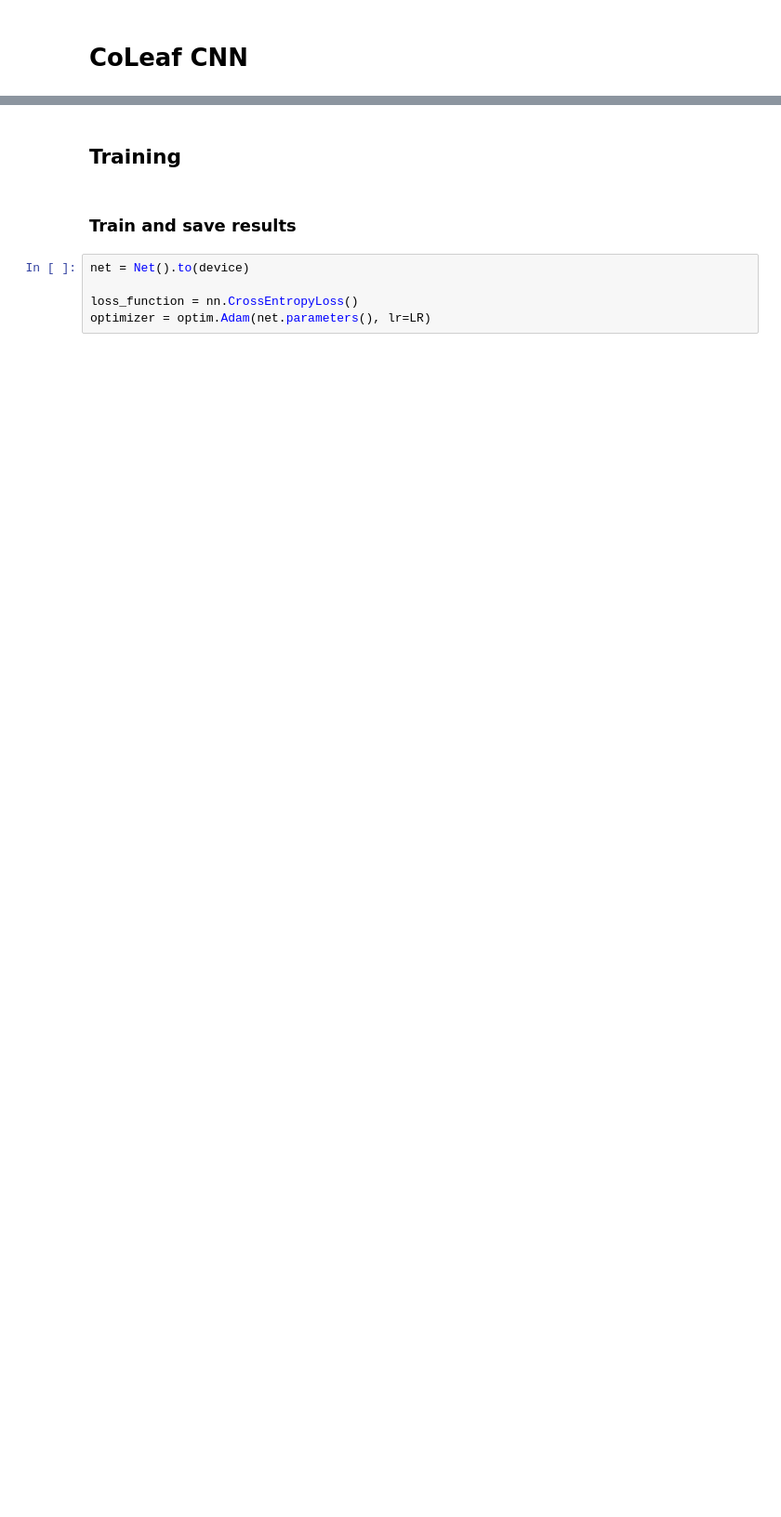
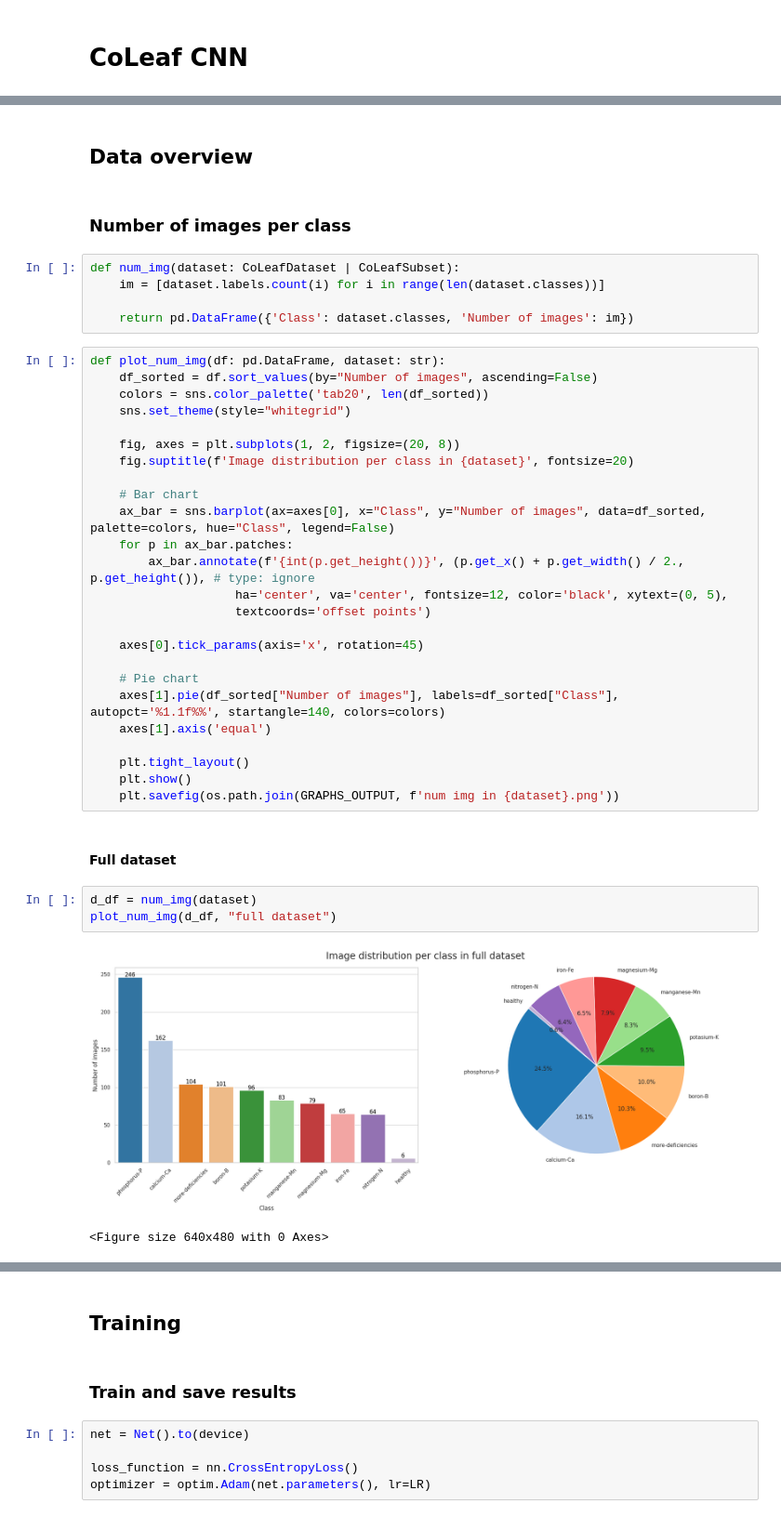
Before and after one commit to encars28/CoLeaf-CNN, a Jupyter notebook: main.ipynb, the cells around one changed output, grey strips where cells are left out. Shown at 93% size. Drawn from its saved outputs; the diff is of its cells as text; blank space fills up the shorter version.

```diff
--- a/main.ipynb
+++ b/main.ipynb
@@ -70,0 +83,42 @@ test_loader  = DataLoader(test_dataset, batch_size=BATCH_SIZE, shuffle=False, nu
+# %% [markdown]
+## Data overview
+# %% [markdown]
+### Number of images per class
+# %%
+def num_img(dataset: CoLeafDataset | CoLeafSubset):
+    im = [dataset.labels.count(i) for i in range(len(dataset.classes))]
+
+    return pd.DataFrame({'Class': dataset.classes, 'Number of images': im})
+# %%
+def plot_num_img(df: pd.DataFrame, dataset: str):
+    df_sorted = df.sort_values(by="Number of images", ascending=False)
+    colors = sns.color_palette('tab20', len(df_sorted))
+    sns.set_theme(style="whitegrid")
+
+    fig, axes = plt.subplots(1, 2, figsize=(20, 8))
+    fig.suptitle(f'Image distribution per class in {dataset}', fontsize=20)
+
+    # Bar chart
+    ax_bar = sns.barplot(ax=axes[0], x="Class", y="Number of images", data=df_sorted, palette=colors, hue="Class", legend=False)
+    for p in ax_bar.patches:
+        ax_bar.annotate(f'{int(p.get_height())}', (p.get_x() + p.get_width() / 2., p.get_height()), # type: ignore
+                    ha='center', va='center', fontsize=12, color='black', xytext=(0, 5),
+                    textcoords='offset points')
+
+    axes[0].tick_params(axis='x', rotation=45)
+
+    # Pie chart
+    axes[1].pie(df_sorted["Number of images"], labels=df_sorted["Class"], autopct='%1.1f%%', startangle=140, colors=colors)
+    axes[1].axis('equal')
+
+    plt.tight_layout()
+    plt.show()
+    plt.savefig(os.path.join(GRAPHS_OUTPUT, f'num img in {dataset}.png'))
+# %% [markdown]
+#### Full dataset
+# %%
+d_df = num_img(dataset)
+plot_num_img(d_df, "full dataset")
+# %% [output]
+[figure, added]
+<Figure size 640x480 with 0 Axes>
```
Also changed, not shown: parts of 41 cells of this notebook, 23 other files.
